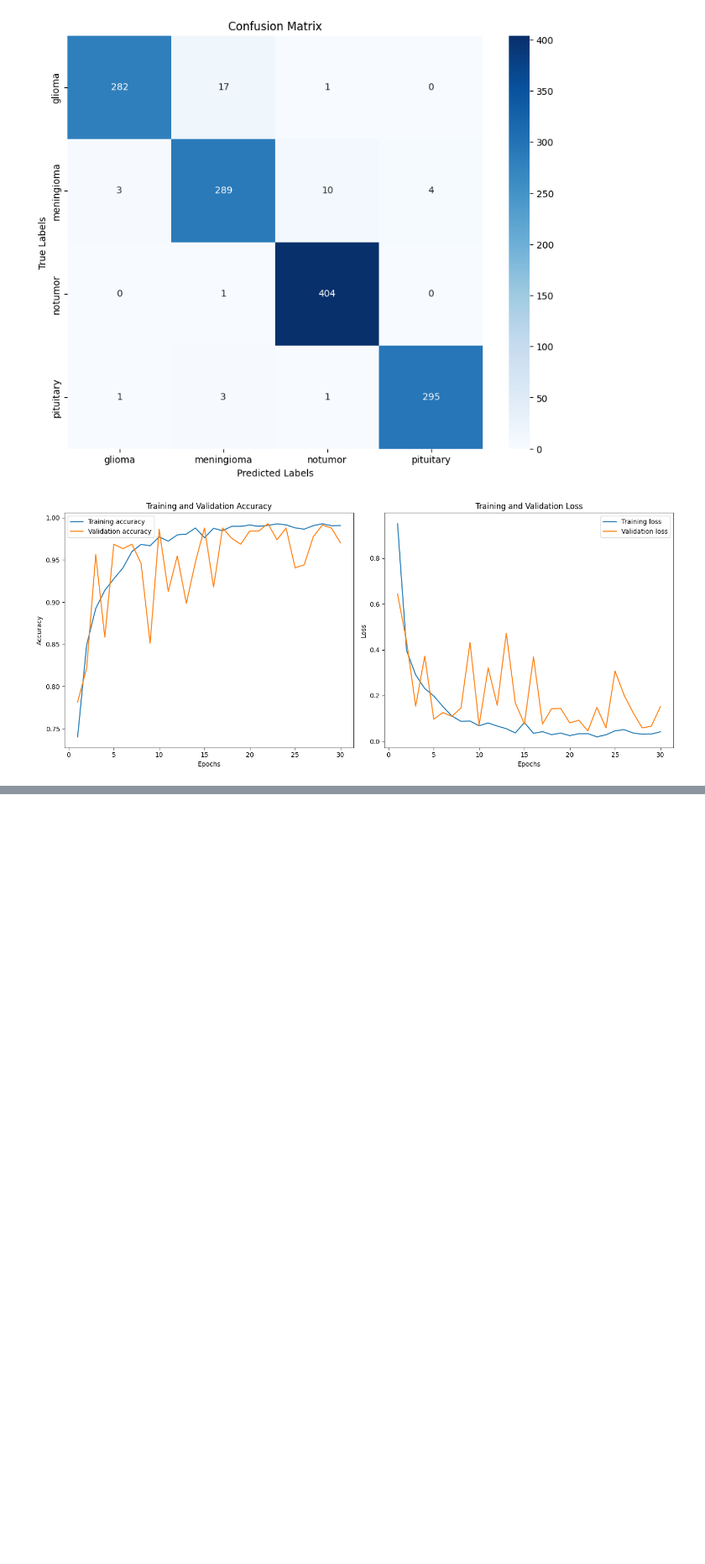
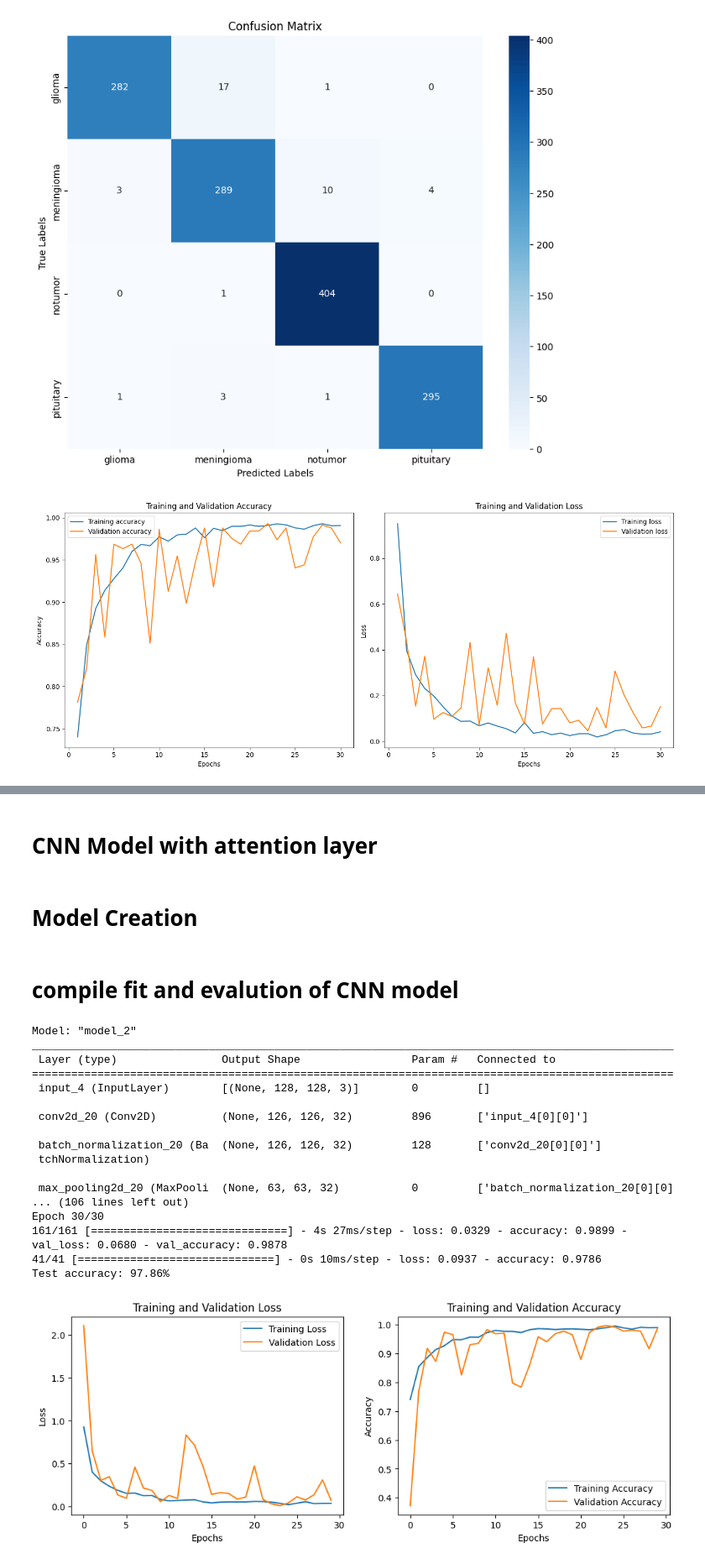
Before and after one commit to sehar02/Brain-Tumor-Classification-using-MRI-images, a Jupyter notebook: Brain_Tumor_Classification.ipynb, the cells around one changed output, grey strips where cells are left out. Shown: that part at 84% size. Drawn from its saved outputs; the diff is of its cells as text; code cells hidden in the pictures; blank space fills up the shorter version.

Commit message:
CNN model with attention layer

```diff
--- a/Brain_Tumor_Classification.ipynb
+++ b/Brain_Tumor_Classification.ipynb
@@ -404,0 +415,4 @@ plt.show()
+# %% [markdown]
+# **CNN Model with attention layer**
+# %% [markdown]
+# **Model Creation**
@@ -404,0 +459,57 @@ plt.show()
+# %% [markdown]
+# **compile fit and evalution of CNN model**
+# %%
+
+# Display the model summary
+model_with_attention.summary()
+
+# Compile the model
+model_with_attention.compile(optimizer='adam', loss='categorical_crossentropy', metrics=['accuracy'])
+
+# Train the model
+history = model_with_attention.fit(train_data, train_labels, epochs=30, validation_split=0.1)
+
+# Evaluate the model performance on the testing dataset
+test_loss, test_accuracy = model_with_attention.evaluate(test_data, test_labels)
+print(f"Test accuracy: {test_accuracy * 100:.2f}%")
+
+# Plot the training history
+import matplotlib.pyplot as plt
+
+plt.figure(figsize=(12, 4))
+plt.subplot(1, 2, 1)
+plt.plot(history.history['loss'], label='Training Loss')
+plt.plot(history.history['val_loss'], label='Validation Loss')
+plt.xlabel('Epochs')
+plt.ylabel('Loss')
+plt.legend()
+plt.title('Training and Validation Loss')
+
+plt.subplot(1, 2, 2)
+plt.plot(history.history['accuracy'], label='Training Accuracy')
+plt.plot(history.history['val_accuracy'], label='Validation Accuracy')
+plt.xlabel('Epochs')
+plt.ylabel('Accuracy')
+plt.legend()
+plt.title('Training and Validation Accuracy')
+
+plt.show()
+# %% [output]
+Model: "model_2"
+__________________________________________________________________________________________________
+ Layer (type)                Output Shape                 Param #   Connected to
+==================================================================================================
+ input_4 (InputLayer)        [(None, 128, 128, 3)]        0         []
+
+ conv2d_20 (Conv2D)          (None, 126, 126, 32)         896       ['input_4[0][0]']
+
+ batch_normalization_20 (Ba  (None, 126, 126, 32)         128       ['conv2d_20[0][0]']
+ tchNormalization)
+
+ max_pooling2d_20 (MaxPooli  (None, 63, 63, 32)           0         ['batch_normalization_20[0][0]
+... (106 lines left out)
+Epoch 30/30
+161/161 [==============================] - 4s 27ms/step - loss: 0.0329 - accuracy: 0.9899 - val_loss: 0.0680 - val_accuracy: 0.9878
+41/41 [==============================] - 0s 10ms/step - loss: 0.0937 - accuracy: 0.9786
+Test accuracy: 97.86%
+[figure, added]
```
Also changed, not shown: parts of 4 cells of this notebook.
